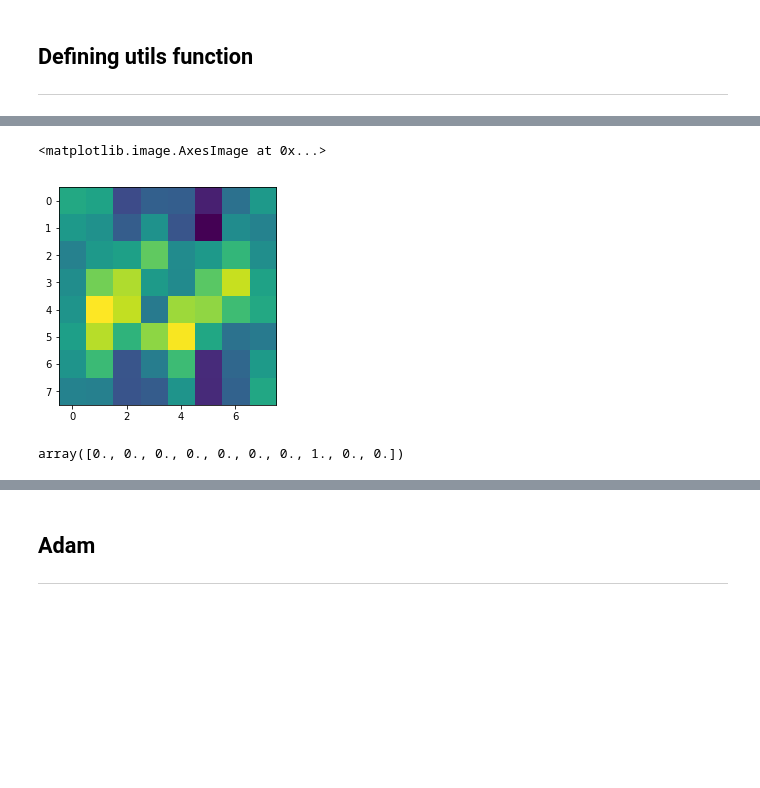
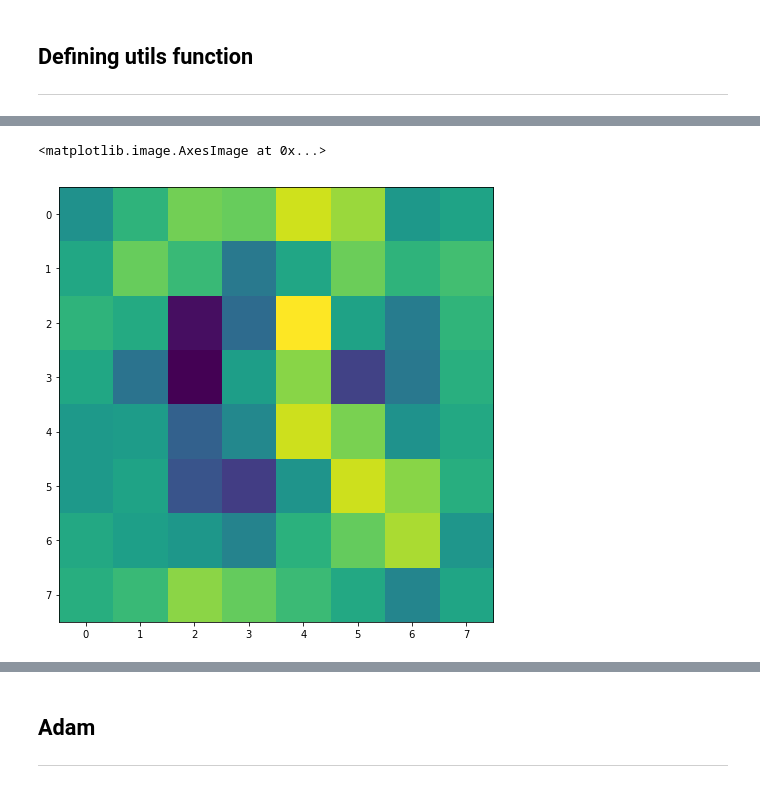
Before and after one commit to conorato/INF8225, a Jupyter notebook: TP1/tp1_1845448.ipynb, the cells around one changed output, grey strips where cells are left out. Cells and saved outputs as stored; diff of their text form; code cells hidden in the pictures; blank space fills up the shorter version.

Commit message:
mini batch done

```diff
--- a/TP1/tp1_1845448.ipynb
+++ b/TP1/tp1_1845448.ipynb
@@ -31,6 +31,9 @@ les équations.
 # %%
 import numpy as np
 import matplotlib.pyplot as plt
+
+from pylab import rcParams
+rcParams['figure.figsize'] = 15, 8
 # %%
 # les arrays sont battis avec les dimensions suivantes:
 # pluie, arroseur, Watson, Holmes
@@ -254,7 +259,7 @@ def get_grads(y, y_pred, X):
 
 def get_loss(y, y_pred):
     """
-        Returns the loss calculated from the negative log likelihood loss function.
+        Returns the loss calculated from the mean negative log likelihood loss function.
 
         y:      labels of shape (nb_observations, nb_classes)
         y_pred: probabilities for each class and each observation of shape (nb_observations, nb_classes)
@@ -264,4 +269,4 @@ def get_loss(y, y_pred):
     for i in range(y.shape[0]): # for each observation
         loss += -np.log((y[i]*y_pred[i]).sum())
 
-    return loss
+    return loss/y.shape[0]
@@ -271,13 +273 @@ ___
-# %%
-nb_feature = X.shape[1] # includes the bias
-nb_classes = y_one_hot.shape[1]
-
-best_W = None
-best_accuracy = 0
-lr = 0.001
-nb_epochs = 50
-minibatch_size = len(y)//20
-
-losses = []
-accuracies = []
 # %% [markdown]
@@ -335,3 +315,5 @@ array([1.09294733e-03, 2.24259935e-01, 5.98461345e-01, 1.00130142e-03,
+# %%
+best_W, losses, _ = get_mini_batch_stoch_gradient_descent()
 # %%
 accuracy_on_unseen_data = get_accuracy(X_test, y_test, best_W)
 print(accuracy_on_unseen_data)  # 0.897506925208
@@ -345,10 +327,5 @@ plt.plot(losses)
 # %%
-plt.imshow(best_W[4, :-1].reshape(8,8))
+plt.imshow(best_W[3, :-1].reshape(8,8))
 # %% [output]
 <matplotlib.image.AxesImage at 0x...>
-[figure, old version]
+[figure, new version]
-# %%
-get_y_pred(X_train, W)[100]
-y_train[100]
-# %% [output]
-array([0., 0., 0., 0., 0., 0., 0., 1., 0., 0.])
```
Also changed, not shown: parts of 18 cells of this notebook.
